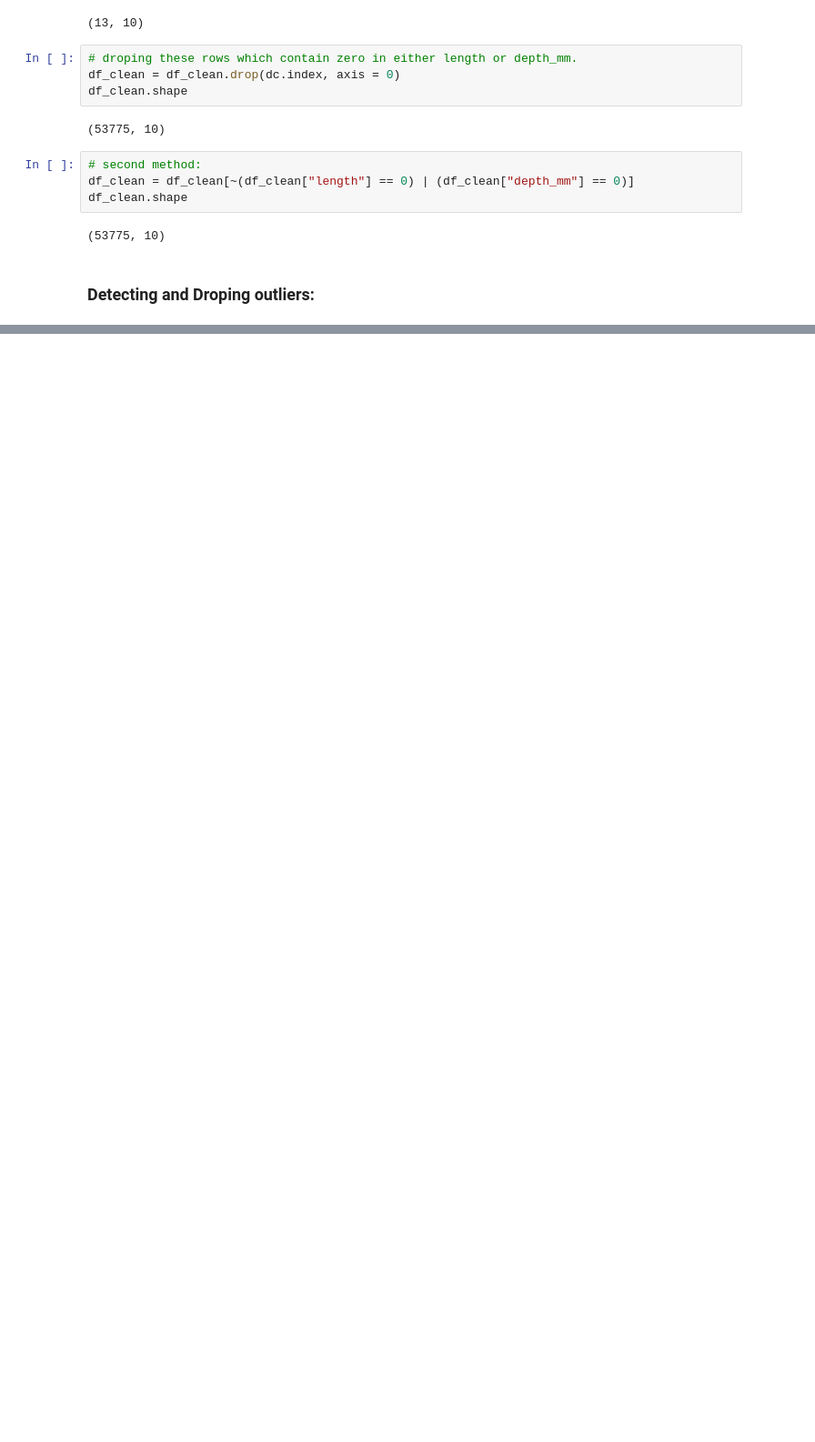
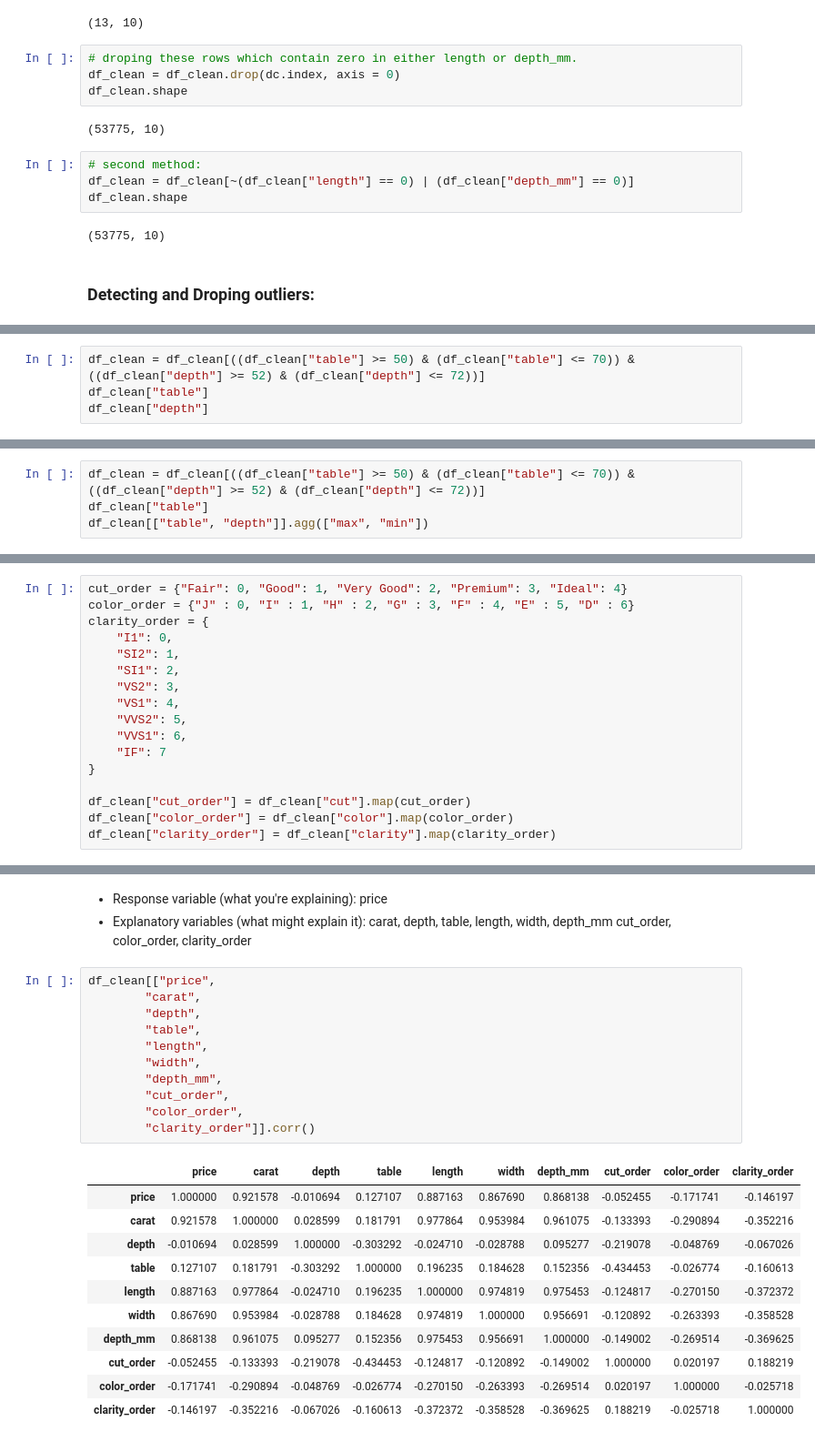
Before and after one commit to aabidimarwan-tech/Python-Libraries-Practice, a Jupyter notebook: Python_Projects/Diamond_Project.ipynb, the cells around one changed output, grey strips where cells are left out. Shown at 91% size. Cells and saved outputs as stored; diff of their text form; blank space fills up the shorter version.

```diff
--- a/Python_Projects/Diamond_Project.ipynb
+++ b/Python_Projects/Diamond_Project.ipynb
@@ -232,0 +292,4 @@ depth_mm 53741
+# %%
+df_clean = df_clean[((df_clean["table"] >= 50) & (df_clean["table"] <= 70)) & ((df_clean["depth"] >= 52) & (df_clean["depth"] <= 72))]
+df_clean["table"]
+df_clean["depth"]
@@ -232,0 +309,4 @@ depth_mm 53741
+# %%
+df_clean = df_clean[((df_clean["table"] >= 50) & (df_clean["table"] <= 70)) & ((df_clean["depth"] >= 52) & (df_clean["depth"] <= 72))]
+df_clean["table"]
+df_clean[["table", "depth"]].agg(["max", "min"])
@@ -232,0 +367,17 @@ depth_mm 53741
+# %%
+cut_order = {"Fair": 0, "Good": 1, "Very Good": 2, "Premium": 3, "Ideal": 4}
+color_order = {"J" : 0, "I" : 1, "H" : 2, "G" : 3, "F" : 4, "E" : 5, "D" : 6}
+clarity_order = {
+    "I1": 0,
+    "SI2": 1,
+    "SI1": 2,
+    "VS2": 3,
+    "VS1": 4,
+    "VVS2": 5,
+    "VVS1": 6,
+    "IF": 7
+}
+
+df_clean["cut_order"] = df_clean["cut"].map(cut_order)
+df_clean["color_order"] = df_clean["color"].map(color_order)
+df_clean["clarity_order"] = df_clean["clarity"].map(clarity_order)
@@ -232,0 +401,26 @@ depth_mm 53741
+# %% [markdown]
+- Response variable (what you're explaining): price
+- Explanatory variables (what might explain it): carat, depth, table, length, width, depth_mm cut_order, color_order, clarity_order
+# %%
+df_clean[["price",
+        "carat",
+        "depth",
+        "table",
+        "length",
+        "width",
+        "depth_mm",
+        "cut_order",
+        "color_order",
+        "clarity_order"]].corr()
+# %% [output]
+|  | price | carat | depth | table | length | width | depth_mm | cut_order | color_order | clarity_order |
+| price | 1.000000 | 0.921578 | -0.010694 | 0.127107 | 0.887163 | 0.867690 | 0.868138 | -0.052455 | -0.171741 | -0.146197 |
+| carat | 0.921578 | 1.000000 | 0.028599 | 0.181791 | 0.977864 | 0.953984 | 0.961075 | -0.133393 | -0.290894 | -0.352216 |
+| depth | -0.010694 | 0.028599 | 1.000000 | -0.303292 | -0.024710 | -0.028788 | 0.095277 | -0.219078 | -0.048769 | -0.067026 |
+| table | 0.127107 | 0.181791 | -0.303292 | 1.000000 | 0.196235 | 0.184628 | 0.152356 | -0.434453 | -0.026774 | -0.160613 |
+| length | 0.887163 | 0.977864 | -0.024710 | 0.196235 | 1.000000 | 0.974819 | 0.975453 | -0.124817 | -0.270150 | -0.372372 |
+| width | 0.867690 | 0.953984 | -0.028788 | 0.184628 | 0.974819 | 1.000000 | 0.956691 | -0.120892 | -0.263393 | -0.358528 |
+| depth_mm | 0.868138 | 0.961075 | 0.095277 | 0.152356 | 0.975453 | 0.956691 | 1.000000 | -0.149002 | -0.269514 | -0.369625 |
+| cut_order | -0.052455 | -0.133393 | -0.219078 | -0.434453 | -0.124817 | -0.120892 | -0.149002 | 1.000000 | 0.020197 | 0.188219 |
+| color_order | -0.171741 | -0.290894 | -0.048769 | -0.026774 | -0.270150 | -0.263393 | -0.269514 | 0.020197 | 1.000000 | -0.025718 |
+| clarity_order | -0.146197 | -0.352216 | -0.067026 | -0.160613 | -0.372372 | -0.358528 | -0.369625 | 0.188219 | -0.025718 | 1.000000 |
```
Also changed, not shown: parts of 11 cells of this notebook.
